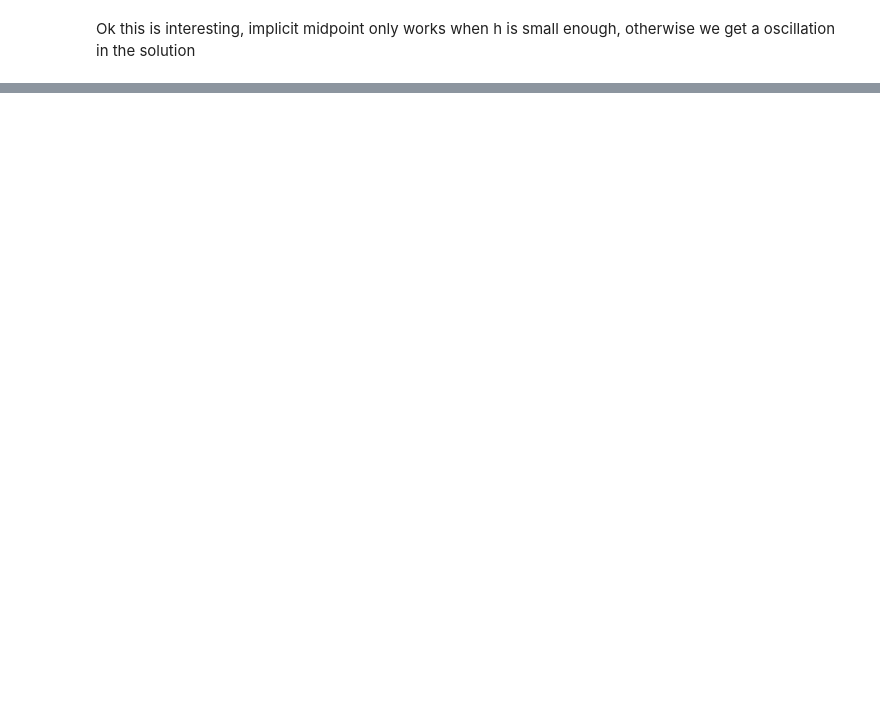
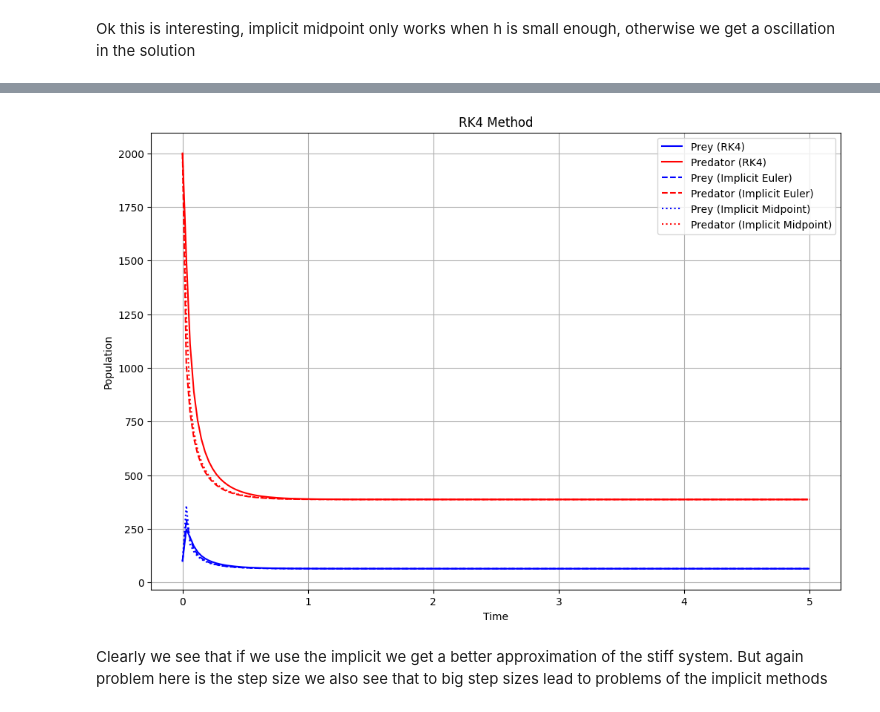
Before and after one commit to LukasMeinschad/Studium, a Jupyter notebook: Mathe/Numerik_2/Proseminar/Blatt 8/sheet_8_lukas_meinschad.ipynb, the cells around one changed output, grey strips where cells are left out. Saved outputs shown, nothing was run; the diff lists cells and outputs as text; code cells hidden in the pictures; blank space fills up the shorter version.

```diff
--- a/Mathe/Numerik_2/Proseminar/Blatt 8/sheet_8_lukas_meinschad.ipynb
+++ b/Mathe/Numerik_2/Proseminar/Blatt 8/sheet_8_lukas_meinschad.ipynb
@@ -402,0 +571,36 @@ Ok this is interesting, implicit midpoint only works when h is small enough, oth
+# %%
+# Now compare with RK4 method
+from scipy.integrate import solve_ivp
+
+def rk4_system(f, y0, t_span, h):
+    sol = solve_ivp(f, t_span, y0, method='RK45', t_eval=np.arange(t_span[0], t_span[1], h))
+    return sol.t, sol.y.T
+
+# Solve using RK4 method
+t_span = (x0, x_end)
+y0 = np.array([u0, v0])
+h = 0.03
+t_rk4, y_rk4 = rk4_system(prediator_prey, y0, t_span, h)
+x_euler, y_euler = solve_implicit_rk_system(prediator_prey, A_euler, b_euler, c_euler, y0, x0, x_end, h)
+x_mid, y_mid = solve_implicit_rk_system(prediator_prey, A_mid, b_mid, c_mid, y0, x0, x_end, h)
+
+# Plot the results
+plt.figure(figsize=(12, 8))
+plt.plot(t_rk4, y_rk4[:, 0], label='Prey (RK4)', color='blue')
+plt.plot(t_rk4, y_rk4[:, 1], label='Predator (RK4)', color='red')
+# Plot implicit Euler and midpoint for comparison
+plt.plot(x_euler, y_euler[:, 0], 'b--', label='Prey (Implicit Euler)')
+plt.plot(x_euler, y_euler[:, 1], 'r--', label='Predator (Implicit Euler)')
+plt.plot(x_mid, y_mid[:, 0], 'b:', label='Prey (Implicit Midpoint)')
+plt.plot(x_mid, y_mid[:, 1], 'r:', label='Predator (Implicit Midpoint)')
+
+plt.title('RK4 Method')
+plt.xlabel('Time')
+plt.ylabel('Population')
+plt.legend()
+plt.grid()
+plt.show()
+# %% [output]
+[figure, added]
+# %% [markdown]
+Clearly we see that if we use the implicit we get a better approximation of the stiff system. But again problem here is the step size we also see that to big step sizes lead to problems of the implicit methods
```
Also changed, not shown: parts of 14 cells of this notebook.
